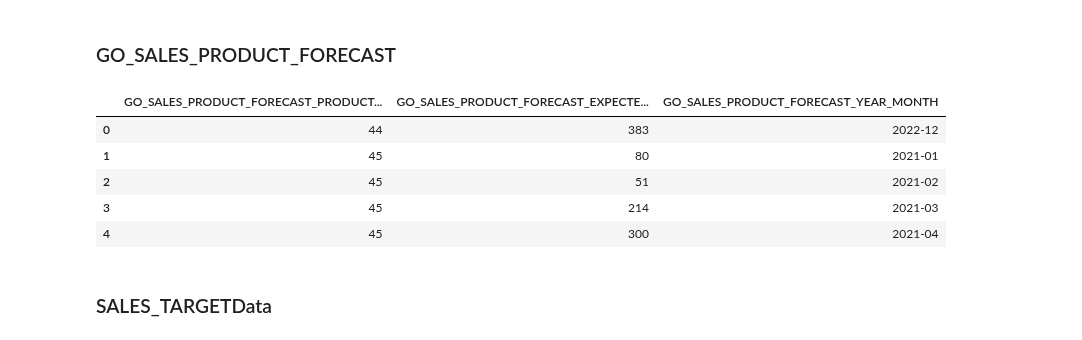
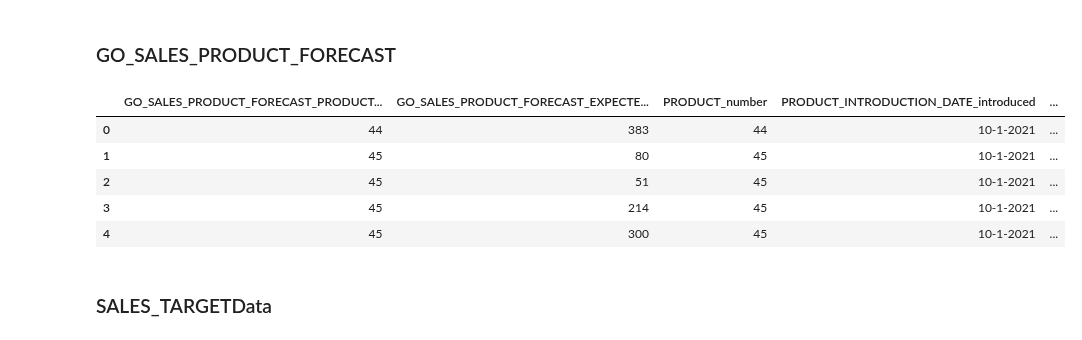
Before and after one commit to Nrojt/SE4-DEDS-Pyhton-opdrachten, a Jupyter notebook: week 4/4.3/Practicum_4.3.ipynb, the cells around one changed output. Cells and saved outputs as stored; diff of their text form; code cells hidden in the pictures.

```diff
--- a/week 4/4.3/Practicum_4.3.ipynb
+++ b/week 4/4.3/Practicum_4.3.ipynb
@@ -561,27 +561,31 @@ go_sales_inventory_levels.head()
 # %% [markdown]
 ### GO_SALES_PRODUCT_FORECAST
 # %%
+# merging the product and go_sales_product_forecast
+product['PRODUCT_number'] = product['PRODUCT_number'].astype('int')
+sales_product_forcast = pd.merge(go_sales_product_forcast, product, left_on='PRODUCT_NUMBER', right_on='PRODUCT_number')
+
 # adding a leading zero to the month if it is a single digit
-go_sales_product_forcast['MONTH'] = go_sales_product_forcast['MONTH'].astype(str).str.zfill(2)
+sales_product_forcast['MONTH'] = sales_product_forcast['MONTH'].astype(str).str.zfill(2)
 
 #combine year and month to one column
-go_sales_product_forcast['YEAR_MONTH'] = go_sales_product_forcast['YEAR'].astype(str) + '-' + go_sales_product_forcast['MONTH'].astype(str)
+sales_product_forcast['YEAR_MONTH'] = sales_product_forcast['YEAR'].astype(str) + '-' + sales_product_forcast['MONTH'].astype(str)
 
 # dropping the original columns
-go_sales_product_forcast = go_sales_product_forcast.drop(columns=['YEAR', 'MONTH'])
+sales_product_forcast = sales_product_forcast.drop(columns=['YEAR', 'MONTH'])
 
-go_sales_product_forecast = go_sales_product_forcast.rename(columns={'EXPECTED_VOLUME': 'GO_SALES_PRODUCT_FORECAST_EXPECTED_VOLUME', 'EXPECTED_COST': 'GO_SALES_PRODUCT_FORECAST_EXPECTED_COST', 'EXPECTED_MARGIN': 'GO_SALES_PRODUCT_FORECAST_EXPECTED_MARGIN', 'PRODUCT_NUMBER': 'GO_SALES_PRODUCT_FORECAST_PRODUCT_NUMBER', 'YEAR_MONTH': 'GO_SALES_PRODUCT_FORECAST_YEAR_MONTH'})
+sales_product_forecast = sales_product_forcast.rename(columns={'EXPECTED_VOLUME': 'GO_SALES_PRODUCT_FORECAST_EXPECTED_VOLUME', 'EXPECTED_COST': 'GO_SALES_PRODUCT_FORECAST_EXPECTED_COST', 'EXPECTED_MARGIN': 'GO_SALES_PRODUCT_FORECAST_EXPECTED_MARGIN', 'PRODUCT_NUMBER': 'GO_SALES_PRODUCT_FORECAST_PRODUCT_NUMBER', 'YEAR_MONTH': 'GO_SALES_PRODUCT_FORECAST_YEAR_MONTH'})
 
-all_dataframes.append(go_sales_product_forecast)
+all_dataframes.append(sales_product_forecast)
 
-go_sales_product_forecast.head()
+sales_product_forecast.head()
 # %% [output]
-|  | GO_SALES_PRODUCT_FORECAST_PRODUCT... | GO_SALES_PRODUCT_FORECAST_EXPECTE... | GO_SALES_PRODUCT_FORECAST_YEAR_MONTH |
-| 0 | 44 | 383 | 2022-12 |
-| 1 | 45 | 80 | 2021-01 |
-| 2 | 45 | 51 | 2021-02 |
-| 3 | 45 | 214 | 2021-03 |
-| 4 | 45 | 300 | 2021-04 |
+|  | GO_SALES_PRODUCT_FORECAST_PRODUCT... | GO_SALES_PRODUCT_FORECAST_EXPECTE... | PRODUCT_number | PRODUCT_INTRODUCTION_DATE_introduced | ... |
+| 0 | 44 | 383 | 44 | 10-1-2021 | ... |
+| 1 | 45 | 80 | 45 | 10-1-2021 | ... |
+| 2 | 45 | 51 | 45 | 10-1-2021 | ... |
+| 3 | 45 | 214 | 45 | 10-1-2021 | ... |
+| 4 | 45 | 300 | 45 | 10-1-2021 | ... |
 # %% [markdown]
 ###  SALES_TARGETData
 # %%
```
Also changed, not shown: parts of 15 cells of this notebook.
